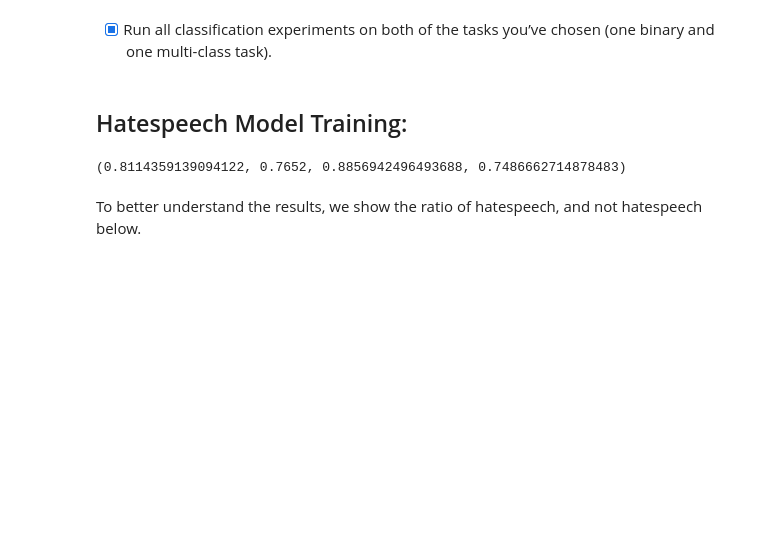
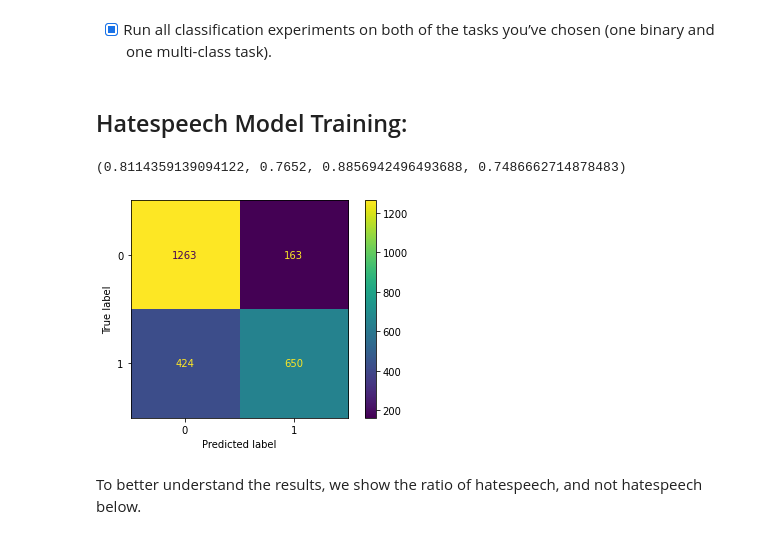
Before and after one commit to jannik-el/twitter-nlp, a Jupyter notebook: task-notebooks/4-automatic-prediction.ipynb, the cells around one changed output. Drawn from its saved outputs; the diff is of its cells as text; code cells hidden in the pictures; blank space fills up the shorter version.

```diff
--- a/task-notebooks/4-automatic-prediction.ipynb
+++ b/task-notebooks/4-automatic-prediction.ipynb
@@ -203,9 +203,10 @@ def classify_hate(model, vocabulary_size, X_train_txt, y_train, confusion_matrix
 
     return f1score, acc_score, recallscore, precscore
 # %%
-classify_hate('RF', vocabulary_size_hate, X_train_txt, y_train, confusion_matrix = False, save_model=True)
+classify_hate('RF', vocabulary_size_hate, X_train_txt, y_train, confusion_matrix = True, save_model=False)
 # %% [output]
 (0.8114359139094122, 0.7652, 0.8856942496493688, 0.7486662714878483)
+[figure, added]
 # %% [markdown]
 To better understand the results, we show the ratio of hatespeech, and not hatespeech below. <br/>
 # %%
```
Also changed, not shown: 2 other files.
